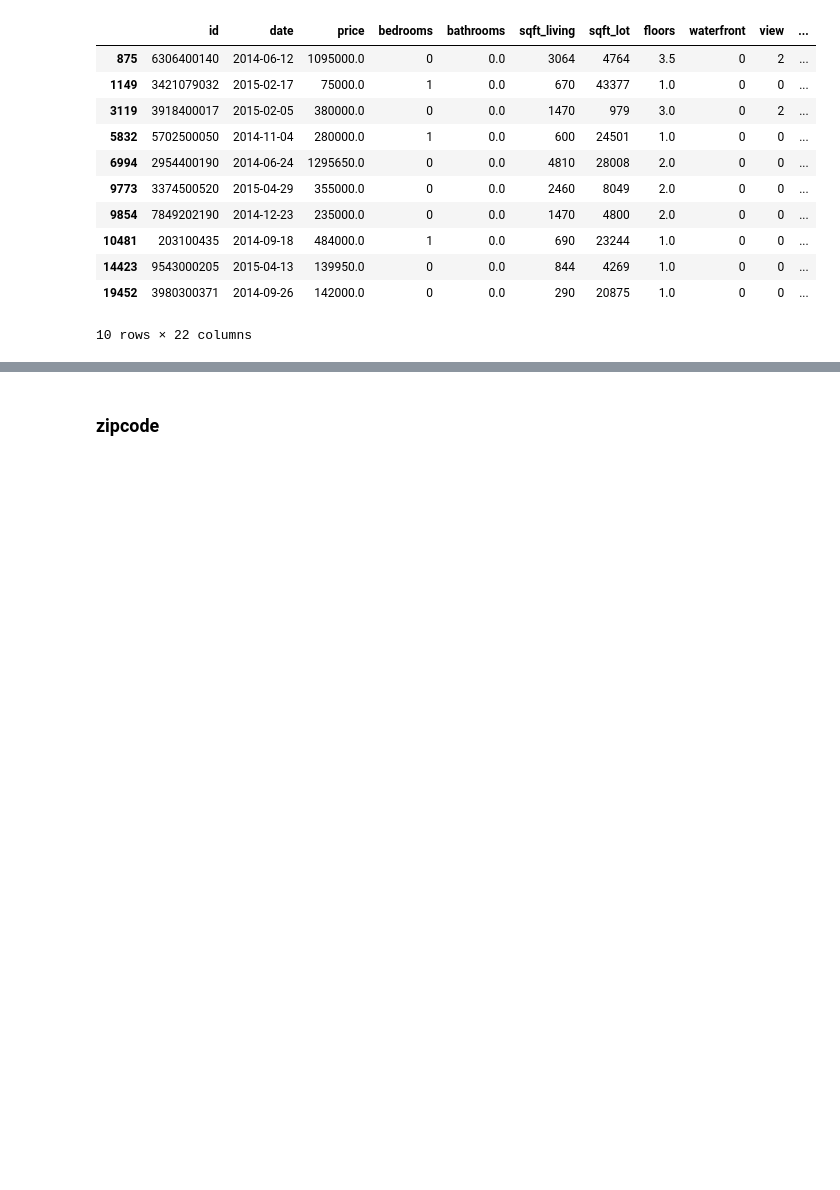
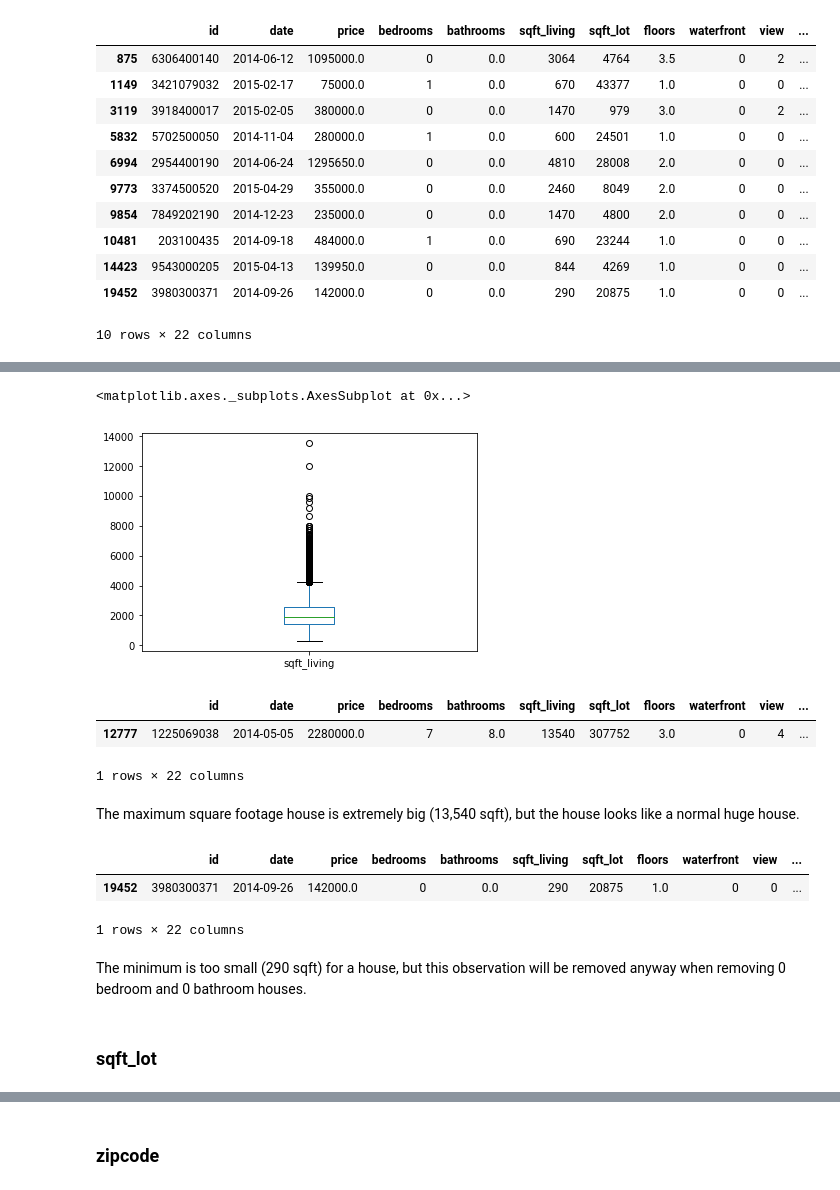
Before and after one commit to math470/Springboard_Capstone_Project_1, a Jupyter notebook: King County House Price DataWrangling.ipynb, the cells around one changed output, grey strips where cells are left out. Saved outputs shown, nothing was run; the diff lists cells and outputs as text; code cells hidden in the pictures; blank space fills up the shorter version.

```diff
--- a/King County House Price DataWrangling.ipynb
+++ b/King County House Price DataWrangling.ipynb
@@ -359,0 +402,23 @@ The above shows houses with no bathroom. They have zero or one bedrooms. Again,
+# %%
+df_house.sqft_living.plot(kind='box')
+# %% [output]
+<matplotlib.axes._subplots.AxesSubplot at 0x...>
+[figure, added]
+# %%
+df_house[df_house.sqft_living==max(df_house.sqft_living)]
+# %% [output]
+|  | id | date | price | bedrooms | bathrooms | sqft_living | sqft_lot | floors | waterfront | view | ... |
+| 12777 | 1225069038 | 2014-05-05 | 2280000.0 | 7 | 8.0 | 13540 | 307752 | 3.0 | 0 | 4 | ... |
+1 rows × 22 columns
+# %% [markdown]
+The maximum square footage house is extremely big (13,540 sqft), but the house looks like a normal huge house.
+# %%
+df_house[df_house.sqft_living==min(df_house.sqft_living)]
+# %% [output]
+|  | id | date | price | bedrooms | bathrooms | sqft_living | sqft_lot | floors | waterfront | view | ... |
+| 19452 | 3980300371 | 2014-09-26 | 142000.0 | 0 | 0.0 | 290 | 20875 | 1.0 | 0 | 0 | ... |
+1 rows × 22 columns
+# %% [markdown]
+The minimum is too small (290 sqft) for a house, but this observation will be removed anyway when removing 0 bedroom and 0 bathroom houses.
+# %% [markdown]
+### sqft_lot
```
Also changed, not shown: parts of 40 cells of this notebook.
